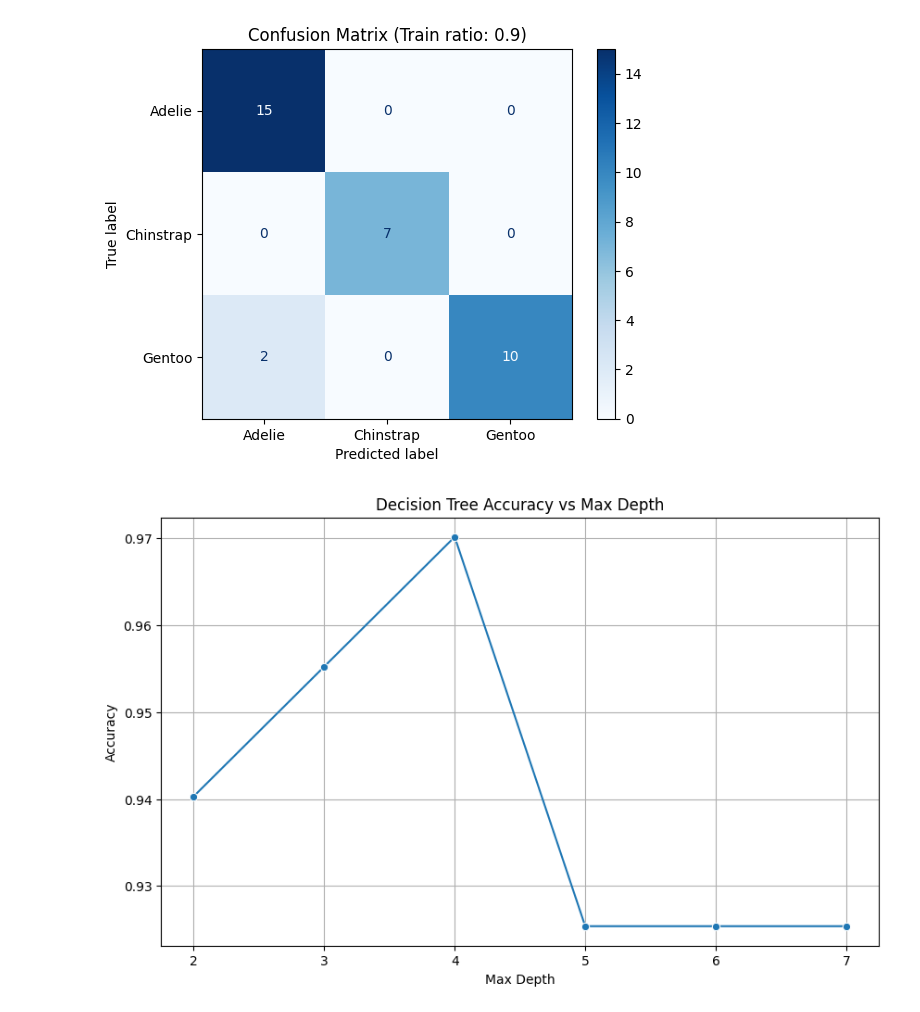
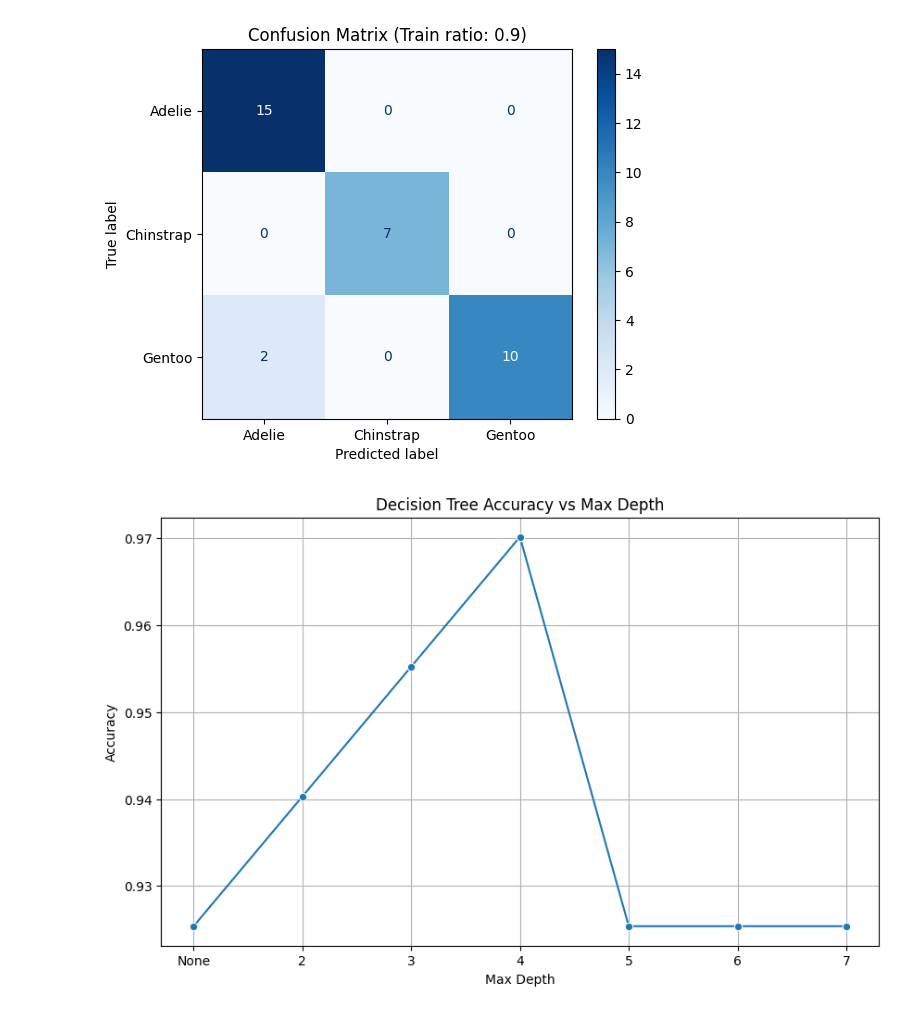
Before and after one commit to Low-rain-falls/CSC14003_Decision_Tree, a Jupyter notebook: palmers_penguins.ipynb, the cells around one changed output. Saved outputs shown, nothing was run; the diff lists cells and outputs as text; code cells hidden in the pictures.

```diff
--- a/palmers_penguins.ipynb
+++ b/palmers_penguins.ipynb
@@ -159,32 +168,32 @@ weighted avg       0.95      0.94      0.94        34
 split_80 = split_results[0.8]
 feature_train = split_80["feature_train"]
 feature_test = split_80["feature_test"]
 label_train = split_80["label_train"]
 label_test = split_80["label_test"]
 
 max_depths = [None, 2, 3, 4, 5, 6, 7]
 depth_results = []
 
 for max_depth in max_depths:
     model = DecisionTreeClassifier(criterion="entropy", max_depth=max_depth, random_state=42)
     model.fit(feature_train, label_train)
 
     prediction = model.predict(feature_test)
     accuracy = accuracy_score(label_test, prediction)
 
     depth_results.append({
-        "max_depth": None if max_depth is None else max_depth,
+        "max_depth": str(max_depth),
         "accuracy": accuracy
     })
 
 # Plot accuracy vs max_depth
 depth_df = pd.DataFrame(depth_results)
 plt.figure(figsize=(10, 6))
 sns.lineplot(data=depth_df, x="max_depth", y="accuracy", marker="o")
 plt.title("Decision Tree Accuracy vs Max Depth")
 plt.xlabel("Max Depth")
 plt.ylabel("Accuracy")
 plt.grid()
 plt.show()
 # %% [output]
-[figure, old version]
+[figure, new version]
```
Also changed, not shown: parts of 1 cell of this notebook, 2 other files.
